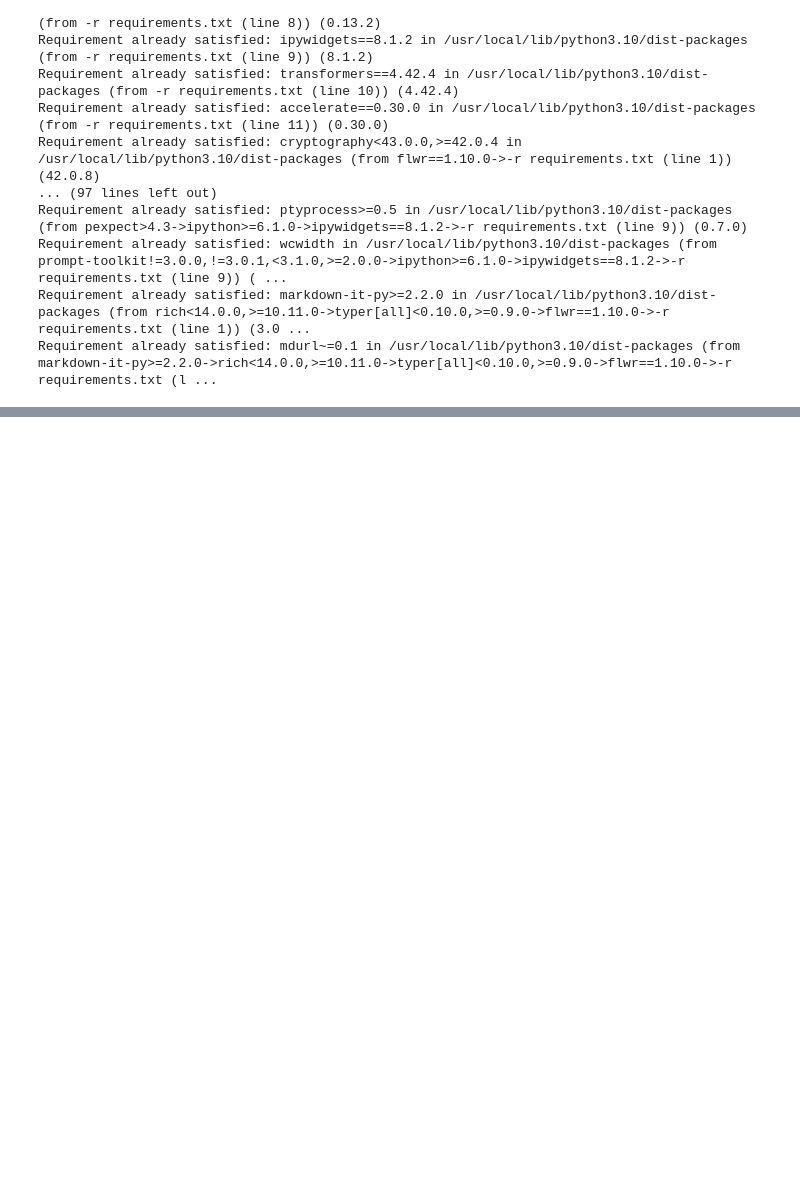
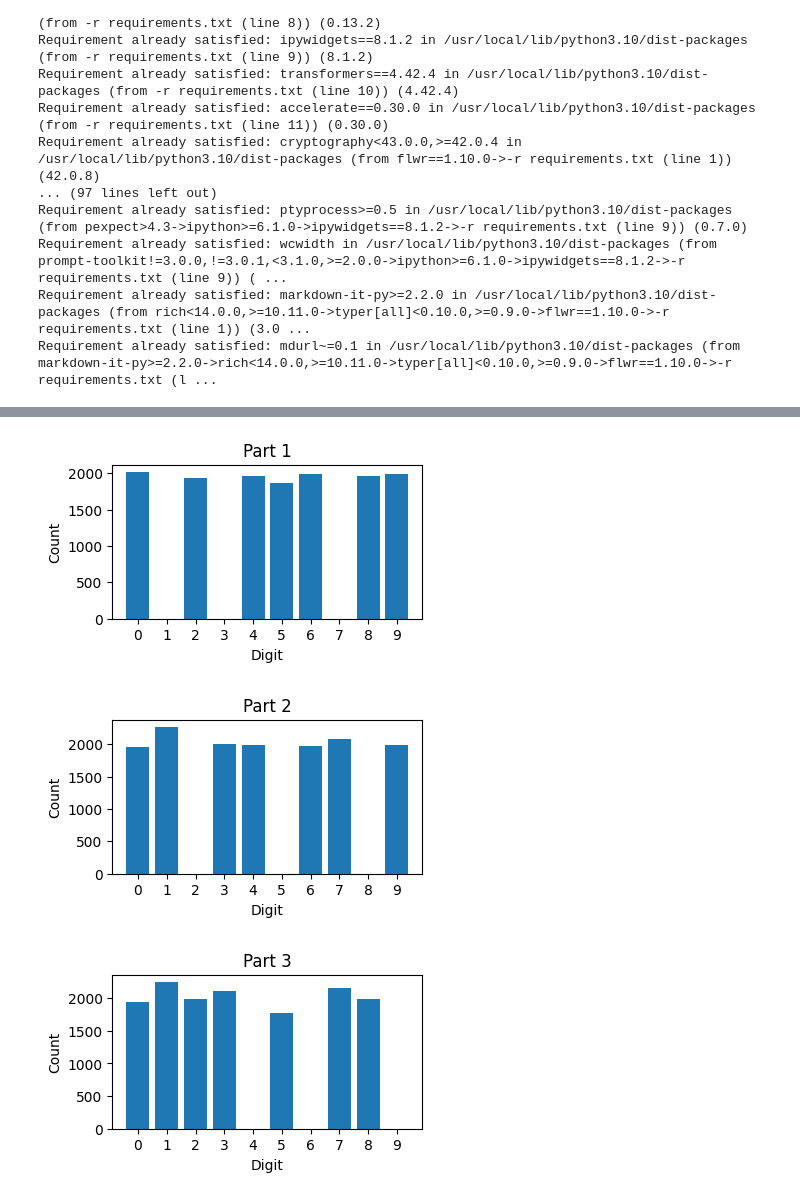
Before and after one commit to alfazick/federatedlearning, a Jupyter notebook: 01whyfederatedlearning/introfederatedlearning.ipynb, the cells around one changed output, grey strips where cells are left out. Cells and saved outputs as stored; diff of their text form; code cells hidden in the pictures; blank space fills up the shorter version.

Commit message:
just individual train

```diff
--- a/01whyfederatedlearning/introfederatedlearning.ipynb
+++ b/01whyfederatedlearning/introfederatedlearning.ipynb
@@ -170,0 +171,2 @@ def plot_confusion_matrix(cm, title):
+# %%
+trainset = datasets.MNIST("./MNIST_data/",download=True,train=True,transform=transform)
@@ -170,0 +205,17 @@ def plot_confusion_matrix(cm, title):
+# %%
+total_length = len(trainset)
+split_size = total_length//3
+torch.manual_seed(42)
+part1, part2, part3 = random_split(trainset, [split_size] * 3)
+# %%
+part1 = exclude_digits(part1, excluded_digits=[1, 3, 7])
+part2 = exclude_digits(part2, excluded_digits=[2, 5, 8])
+part3 = exclude_digits(part3, excluded_digits=[4, 6, 9])
+# %%
+plot_distribution(part1, "Part 1")
+plot_distribution(part2, "Part 2")
+plot_distribution(part3, "Part 3")
+# %% [output]
+[figure, added]
+[figure, added]
+[figure, added]
```
Also changed, not shown: parts of 8 cells of this notebook.
